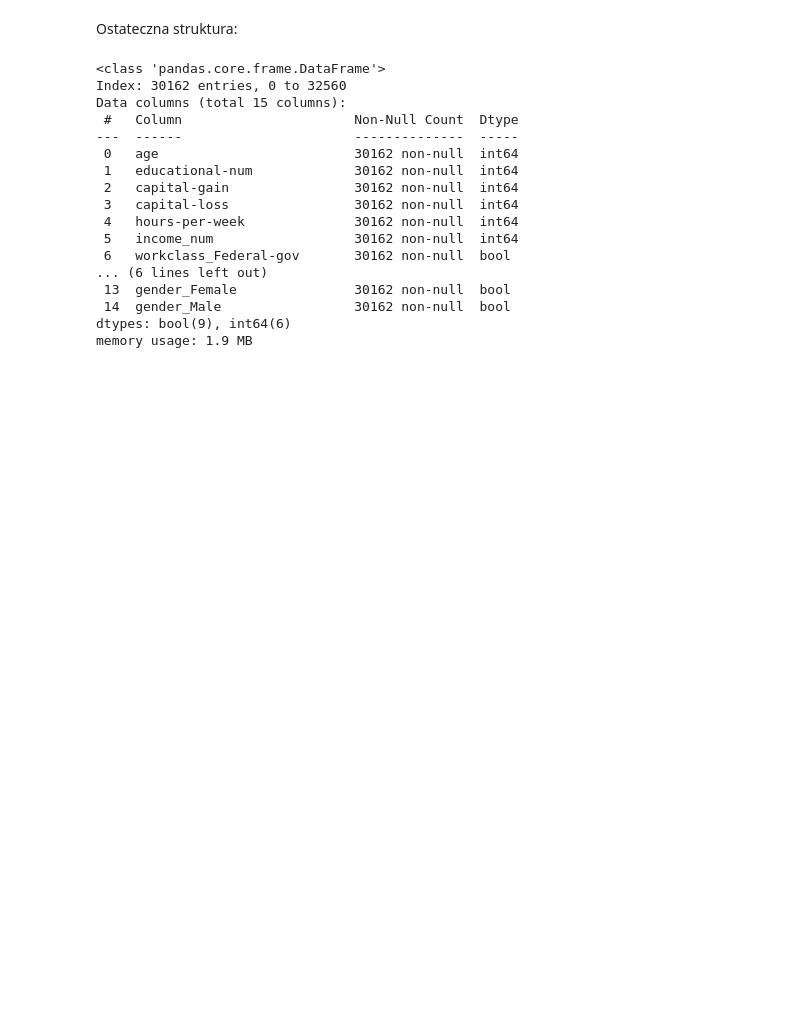
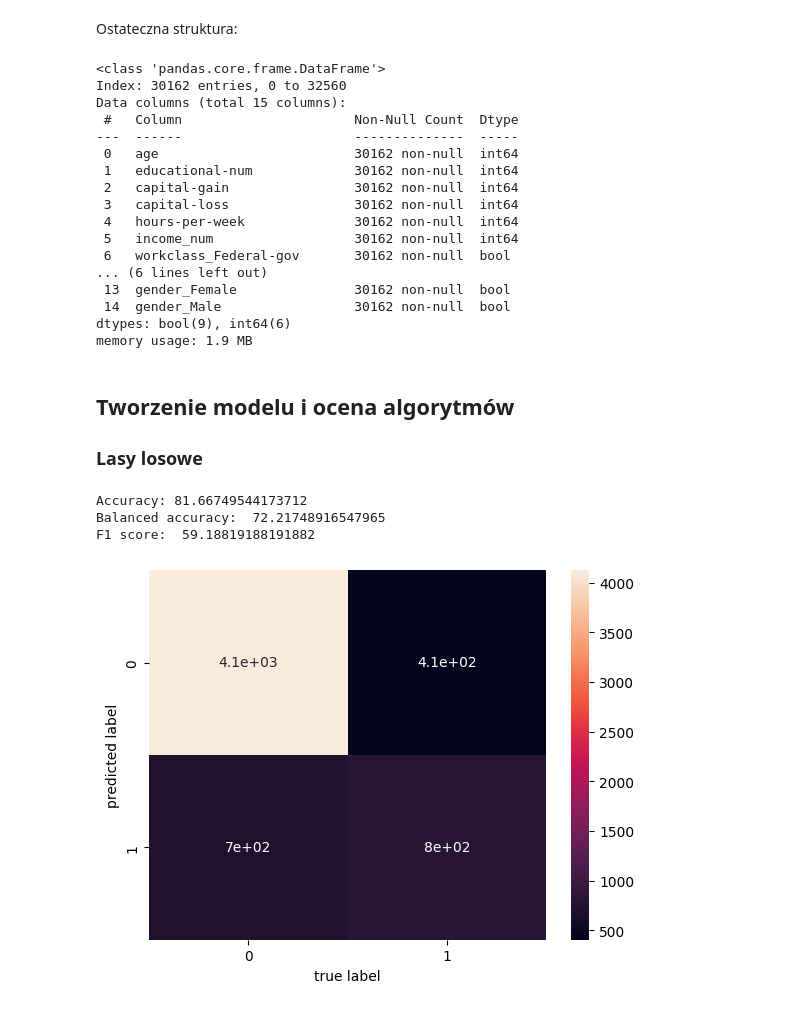
Before and after one commit to tirey93/studia, a Jupyter notebook: analiza/project/adult_dataset.ipynb, the cells around one changed output. Saved outputs shown, nothing was run; the diff lists cells and outputs as text; code cells hidden in the pictures; blank space fills up the shorter version.

Commit message:
poprawiono dane dodano modele

```diff
--- a/analiza/project/adult_dataset.ipynb
+++ b/analiza/project/adult_dataset.ipynb
@@ -230,3 +237,32 @@ Data columns (total 15 columns):
  14  gender_Male                 30162 non-null  bool
 dtypes: bool(9), int64(6)
 memory usage: 1.9 MB
+# %% [markdown]
+## Tworzenie modelu i ocena algorytmów
+### Lasy losowe
+# %%
+x = df.drop("income_num", axis="columns")
+y = df["income_num"]
+
+x_train, x_valid, y_train, y_valid = train_test_split(x, y,
+                                                      test_size=0.2,
+                                                      stratify=y,
+                                                      random_state=0)
+# %%
+model = RandomForestClassifier(n_jobs=-1)
+model.fit(x_train, y_train)
+preds = model.predict(x_valid)
+# %%
+print("Accuracy:", accuracy_score(y_valid, preds)*100)
+print("Balanced accuracy: ", balanced_accuracy_score(y_valid, preds)*100)
+print("F1 score: ", f1_score(y_valid, preds)*100)
+
+cm = confusion_matrix(y_valid, preds)
+sns.heatmap(cm, annot=True)
+plt.xlabel('true label')
+plt.ylabel('predicted label');
+# %% [output]
+Accuracy: 81.66749544173712
+Balanced accuracy:  72.21748916547965
+F1 score:  59.18819188191882
+[figure, added]
```
Also changed, not shown: parts of 1 cell of this notebook, 5 other files.
